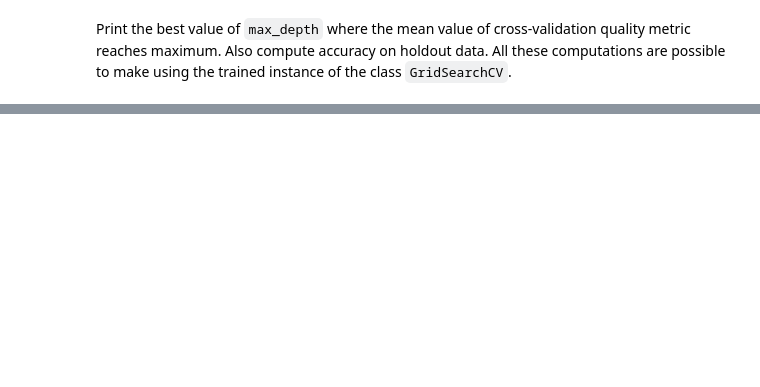
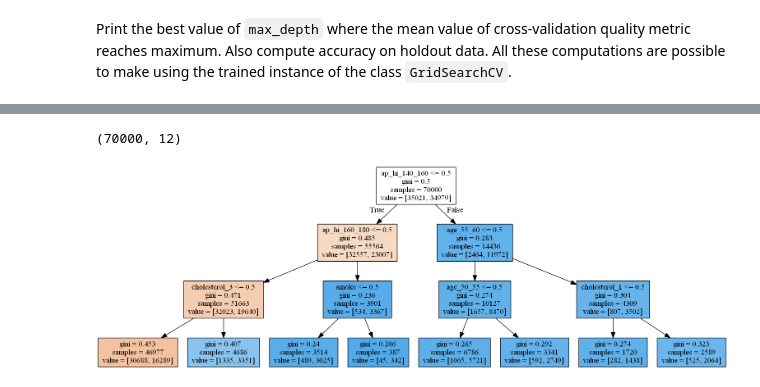
Before and after one commit to bllguo/mlcourse.ai, a Jupyter notebook: jupyter_english/assignments_fall2018/assignment3_decision_trees.ipynb, the cells around one changed output, grey strips where cells are left out. Saved outputs shown, nothing was run; the diff lists cells and outputs as text; code cells hidden in the pictures; blank space fills up the shorter version.

```diff
--- a/jupyter_english/assignments_fall2018/assignment3_decision_trees.ipynb
+++ b/jupyter_english/assignments_fall2018/assignment3_decision_trees.ipynb
@@ -219,0 +264,10 @@ Create a decision tree with the limitation `max_depth=3` and train it on the who
+# %%
+df['age_60_65'] = [1 if x >= 60 and x < 65 else 0 for x in df['age_y']]
+df['age_55_60'] = [1 if x >= 55 and x < 60 else 0 for x in df['age_y']]
+df['age_50_55'] = [1 if x >= 50 and x < 55 else 0 for x in df['age_y']]
+df['age_40_50'] = [1 if x >= 40 and x < 50 else 0 for x in df['age_y']]
+df['ap_hi_120_140'] = [1 if x >= 120 and x < 140 else 0 for x in df['ap_hi']]
+df['ap_hi_140_160'] = [1 if x >= 140 and x < 160 else 0 for x in df['ap_hi']]
+df['ap_hi_160_180'] = [1 if x >= 160 and x < 180 else 0 for x in df['ap_hi']]
+df['gender'].replace({1:0, 2:1}, inplace=True)
+df.head()
@@ -219,0 +283,14 @@ Create a decision tree with the limitation `max_depth=3` and train it on the who
+# %%
+df_5 = df.loc[:,['gender', 'smoke', 'cholesterol_1', 'cholesterol_2', 'cholesterol_3', 'age_60_65',
+                 'age_55_60', 'age_50_55', 'age_40_50', 'ap_hi_120_140', 'ap_hi_140_160', 'ap_hi_160_180']]
+# %% [output]
+(70000, 12)
+# %%
+tree_q5 = DecisionTreeClassifier(max_depth=3, random_state=17)
+tree_q5.fit(df_5, y)
+dot_data_5 = StringIO()
+export_graphviz(tree_q5, feature_names=df_5.columns, out_file=dot_data_5, filled=True)
+graph_5 = pydotplus.graph_from_dot_data(dot_data_5.getvalue())
+Image(graph_5.create_png())
+# %% [output]
+[figure, added]
```
Also changed, not shown: parts of 20 cells of this notebook.
